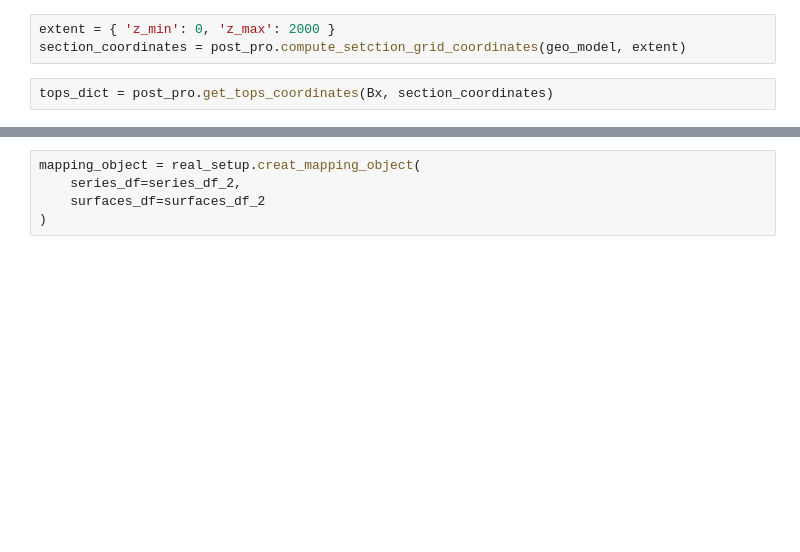
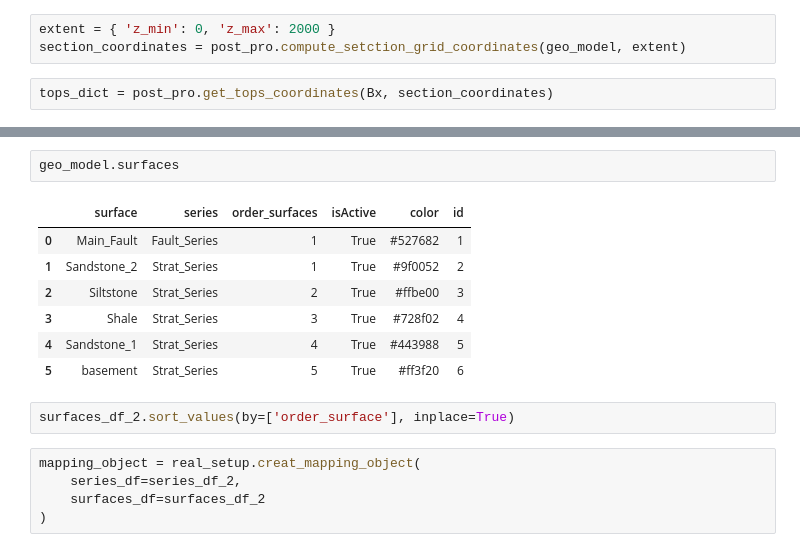
Before and after one commit to TrellixVulnTeam/gempy-notebooks_Q97W, a Jupyter notebook: server-gempy/workflow-v4/geo-model-v4-test.ipynb, the cells around one changed output, grey strips where cells are left out. Drawn from its saved outputs; the diff is of its cells as text; blank space fills up the shorter version.

```diff
--- a/server-gempy/workflow-v4/geo-model-v4-test.ipynb
+++ b/server-gempy/workflow-v4/geo-model-v4-test.ipynb
@@ -281,3 +282,15 @@ True
+# %%
+geo_model.surfaces
+# %% [output]
+|  | surface | series | order_surfaces | isActive | color | id |
+| 0 | Main_Fault | Fault_Series | 1 | True | #527682 | 1 |
+| 1 | Sandstone_2 | Strat_Series | 1 | True | #9f0052 | 2 |
+| 2 | Siltstone | Strat_Series | 2 | True | #ffbe00 | 3 |
+| 3 | Shale | Strat_Series | 3 | True | #728f02 | 4 |
+| 4 | Sandstone_1 | Strat_Series | 4 | True | #443988 | 5 |
+| 5 | basement | Strat_Series | 5 | True | #ff3f20 | 6 |
+# %%
+surfaces_df_2.sort_values(by=['order_surface'], inplace=True)
 # %%
 mapping_object = real_setup.creat_mapping_object(
     series_df=series_df_2,
```
Also changed, not shown: parts of 5 cells of this notebook, 7 other files.
